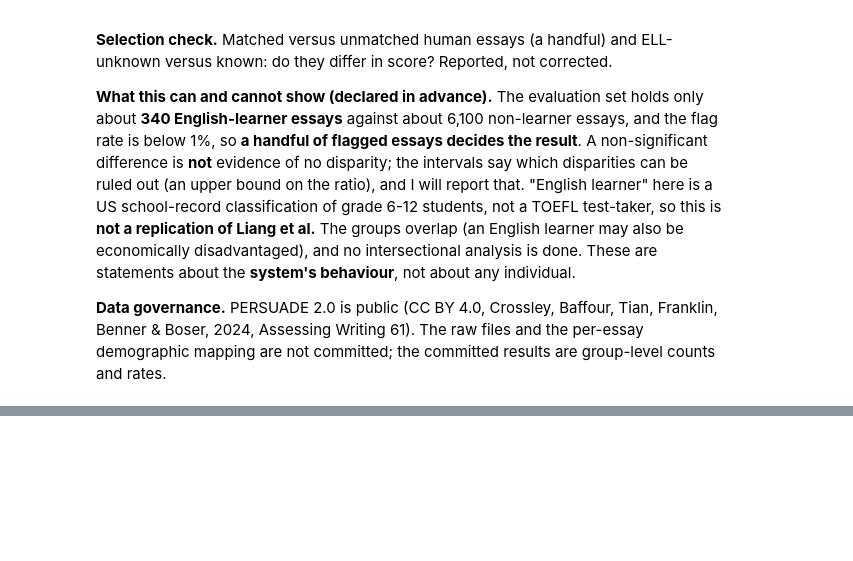
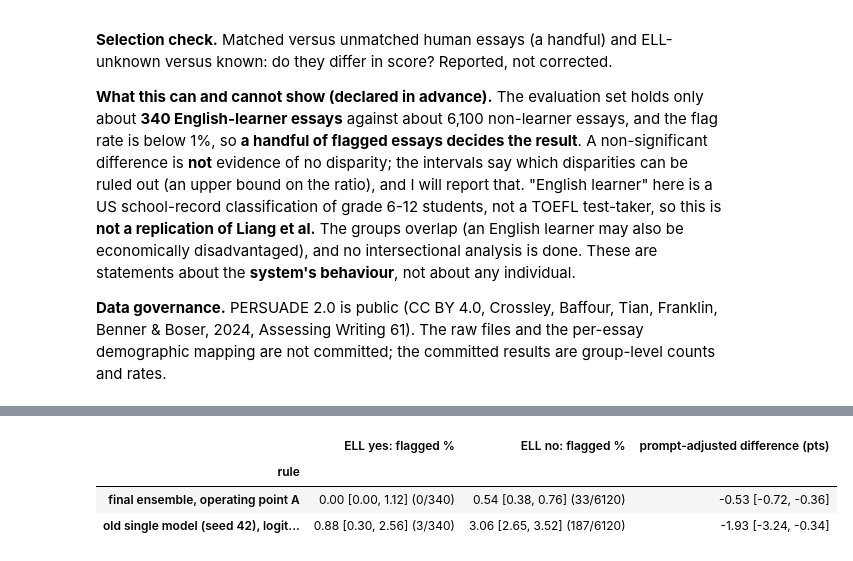
Before and after one commit to jaiveerminhas06/Ghost-Writer, a Jupyter notebook: Notebooks/21_fairness_persuade.ipynb, the cells around one changed output, grey strips where cells are left out. Drawn from its saved outputs; the diff is of its cells as text; code cells hidden in the pictures; blank space fills up the shorter version.

```diff
--- a/Notebooks/21_fairness_persuade.ipynb
+++ b/Notebooks/21_fairness_persuade.ipynb
@@ -24,0 +112,21 @@
+# %%
+# supplementary (added after the plan, labelled): the same comparison adjusted for prompt (stratified difference), and the old single-model rule
+def prompt_adjusted(df, flag='flag_A', n_boot=N_BOOT):
+    code_ = pd.factorize(df['prompt_name'])[0]; L = (df['ell_status'] == 'Yes').to_numpy().astype(int); F = df[flag].to_numpy().astype(int); P = code_.max() + 1
+    smp = ClusterSampler(df['dup_cluster'].to_numpy()); rng = np.random.default_rng(SEED)
+    def stat(rows):
+        cell = code_[rows] * 2 + L[rows]; n = np.bincount(cell, minlength=2 * P).reshape(P, 2); k = np.bincount(cell, weights=F[rows], minlength=2 * P).reshape(P, 2)
+        ok = (n > 0).all(axis=1); w = n[ok].sum(axis=1)
+        return 100 * float((w * (k[ok, 1] / n[ok, 1] - k[ok, 0] / n[ok, 0])).sum() / w.sum())
+    pt = stat(np.arange(len(df))); dr = [stat(smp.draw(rng)) for _ in range(n_boot)]
+    return f'{pt:+.2f} [{np.percentile(dr, 2.5):+.2f}, {np.percentile(dr, 97.5):+.2f}]'
+sup = [{'rule': 'final ensemble, operating point A', 'ELL yes: flagged %': wil(known_ell.loc[known_ell['ell_status'] == 'Yes', 'flag_A'].sum(), (known_ell['ell_status'] == 'Yes').sum()),
+        'ELL no: flagged %': wil(known_ell.loc[known_ell['ell_status'] == 'No', 'flag_A'].sum(), (known_ell['ell_status'] == 'No').sum()), 'prompt-adjusted difference (pts)': prompt_adjusted(known_ell, 'flag_A')},
+       {'rule': 'old single model (seed 42), logit >= 4.666', 'ELL yes: flagged %': wil(known_ell.loc[known_ell['ell_status'] == 'Yes', 'old_1pct'].sum(), (known_ell['ell_status'] == 'Yes').sum()),
+        'ELL no: flagged %': wil(known_ell.loc[known_ell['ell_status'] == 'No', 'old_1pct'].sum(), (known_ell['ell_status'] == 'No').sum()), 'prompt-adjusted difference (pts)': prompt_adjusted(known_ell, 'old_1pct')}]
+pd.DataFrame(sup).set_index('rule')
+# %% [output]
+|  | ELL yes: flagged % | ELL no: flagged % | prompt-adjusted difference (pts) |
+| rule |  |  |  |
+| final ensemble, operating point A | 0.00 [0.00, 1.12] (0/340) | 0.54 [0.38, 0.76] (33/6120) | -0.53 [-0.72, -0.36] |
+| old single model (seed 42), logit... | 0.88 [0.30, 2.56] (3/340) | 3.06 [2.65, 3.52] (187/6120) | -1.93 [-3.24, -0.34] |
```
Also changed, not shown: parts of 10 cells of this notebook, 1 other file.
